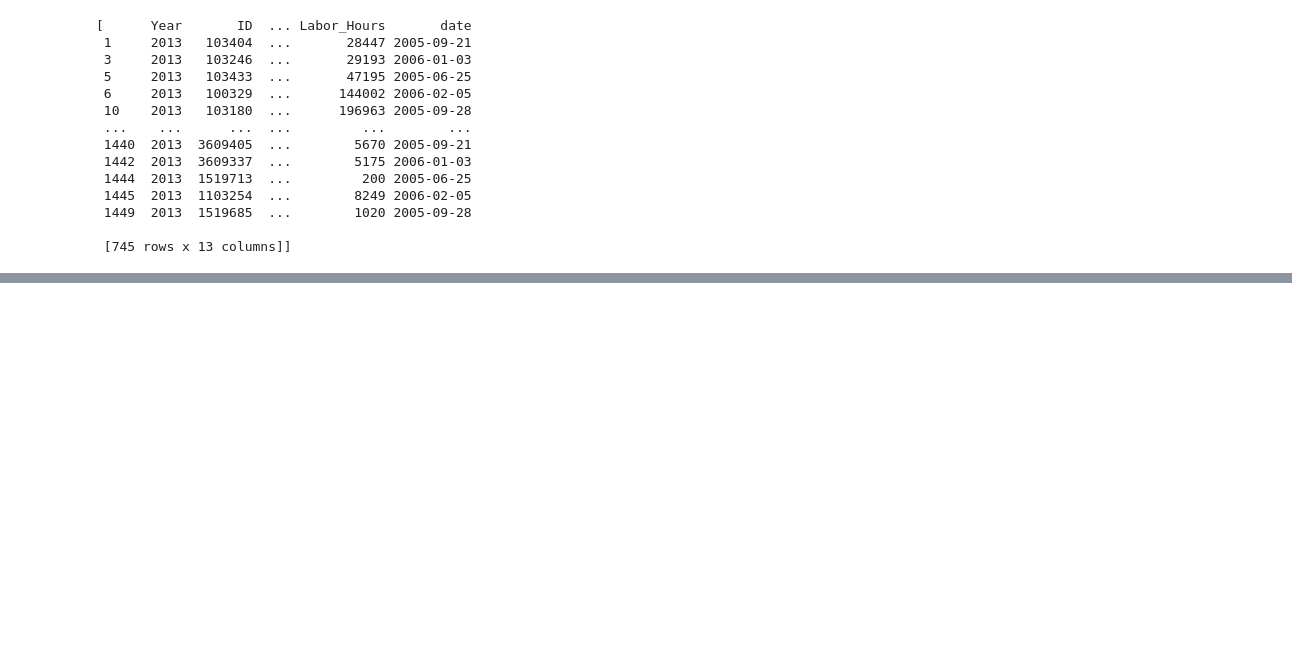
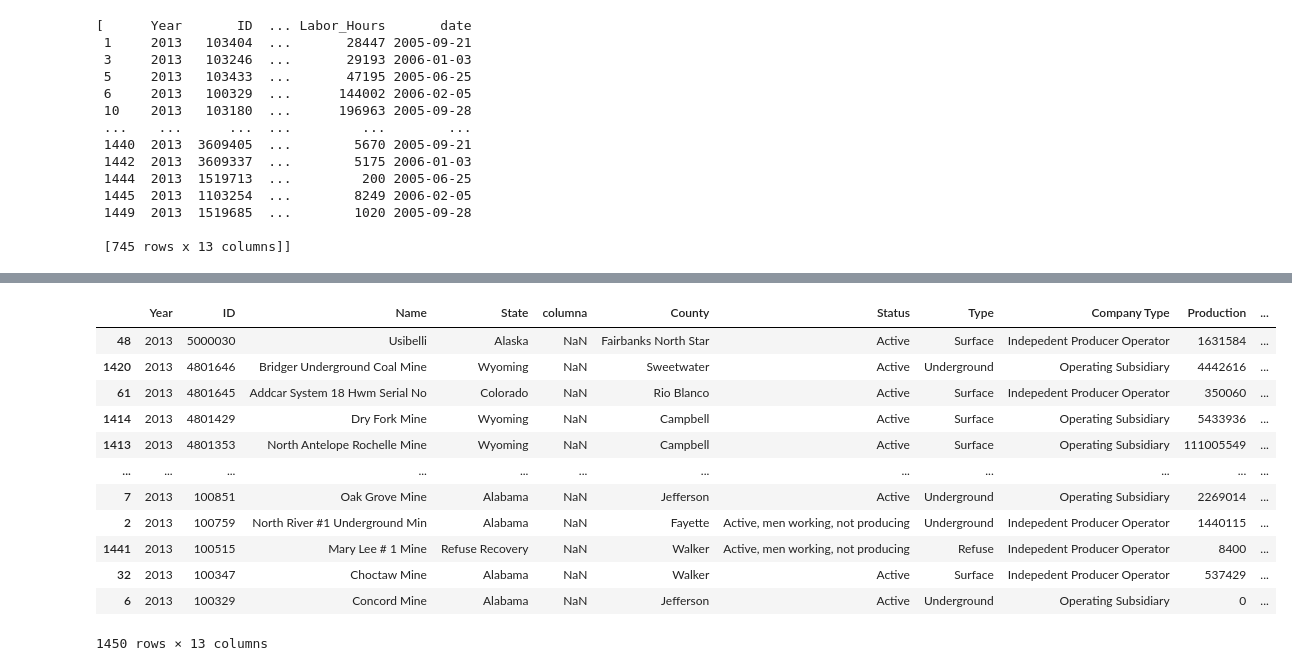
Before and after one commit to JuanPedregal/Tarea_01, a Jupyter notebook: Tarea_01.ipynb, the cells around one changed output, grey strips where cells are left out. Saved outputs shown, nothing was run; the diff lists cells and outputs as text; code cells hidden in the pictures; blank space fills up the shorter version.

Commit message:
Hecho hasta el Punto 17

```diff
--- a/Tarea_01.ipynb
+++ b/Tarea_01.ipynb
@@ -278,0 +295,17 @@ lista
+# %%
+# Punto 16
+df.sort_values(by=['ID','date'], ascending=[0,1])
+# %% [output]
+|  | Year | ID | Name | State | columna | County | Status | Type | Company Type | Production | ... |
+| 48 | 2013 | 5000030 | Usibelli | Alaska | NaN | Fairbanks North Star | Active | Surface | Indepedent Producer Operator | 1631584 | ... |
+| 1420 | 2013 | 4801646 | Bridger Underground Coal Mine | Wyoming | NaN | Sweetwater | Active | Underground | Operating Subsidiary | 4442616 | ... |
+| 61 | 2013 | 4801645 | Addcar System 18 Hwm Serial No | Colorado | NaN | Rio Blanco | Active | Surface | Indepedent Producer Operator | 350060 | ... |
+| 1414 | 2013 | 4801429 | Dry Fork Mine | Wyoming | NaN | Campbell | Active | Surface | Operating Subsidiary | 5433936 | ... |
+| 1413 | 2013 | 4801353 | North Antelope Rochelle Mine | Wyoming | NaN | Campbell | Active | Surface | Operating Subsidiary | 111005549 | ... |
+| ... | ... | ... | ... | ... | ... | ... | ... | ... | ... | ... | ... |
+| 7 | 2013 | 100851 | Oak Grove Mine | Alabama | NaN | Jefferson | Active | Underground | Operating Subsidiary | 2269014 | ... |
+| 2 | 2013 | 100759 | North River #1 Underground Min | Alabama | NaN | Fayette | Active, men working, not producing | Underground | Indepedent Producer Operator | 1440115 | ... |
+| 1441 | 2013 | 100515 | Mary Lee # 1 Mine | Refuse Recovery | NaN | Walker | Active, men working, not producing | Refuse | Indepedent Producer Operator | 8400 | ... |
+| 32 | 2013 | 100347 | Choctaw Mine | Alabama | NaN | Walker | Active | Surface | Indepedent Producer Operator | 537429 | ... |
+| 6 | 2013 | 100329 | Concord Mine | Alabama | NaN | Jefferson | Active | Underground | Operating Subsidiary | 0 | ... |
+1450 rows × 13 columns
```
Also changed, not shown: parts of 3 cells of this notebook.
